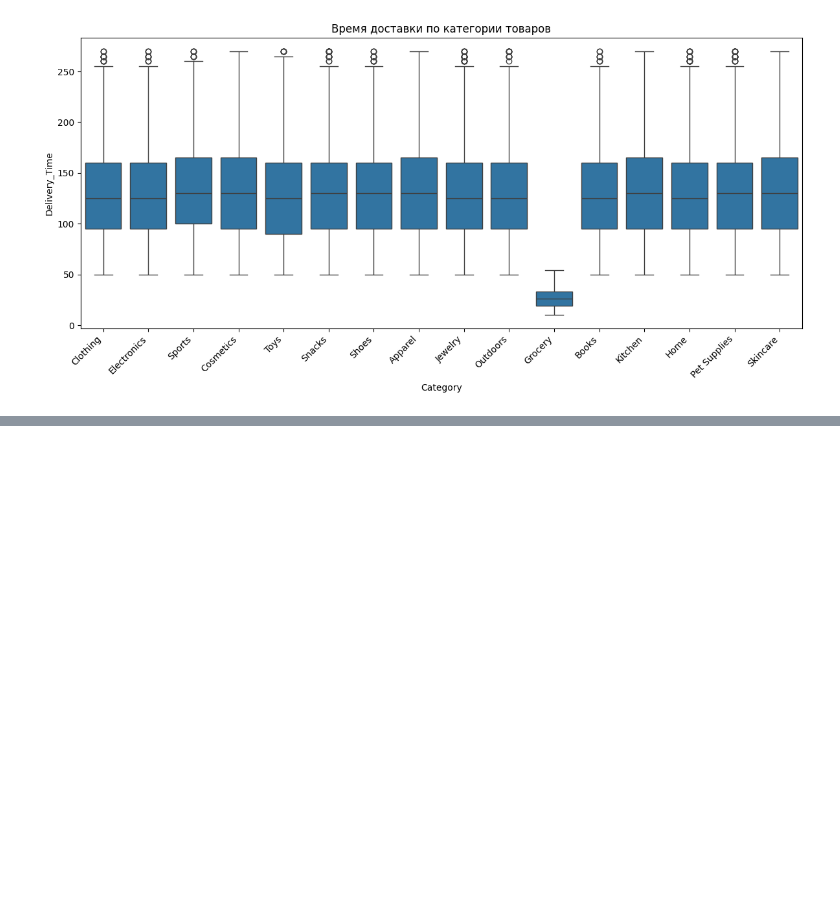
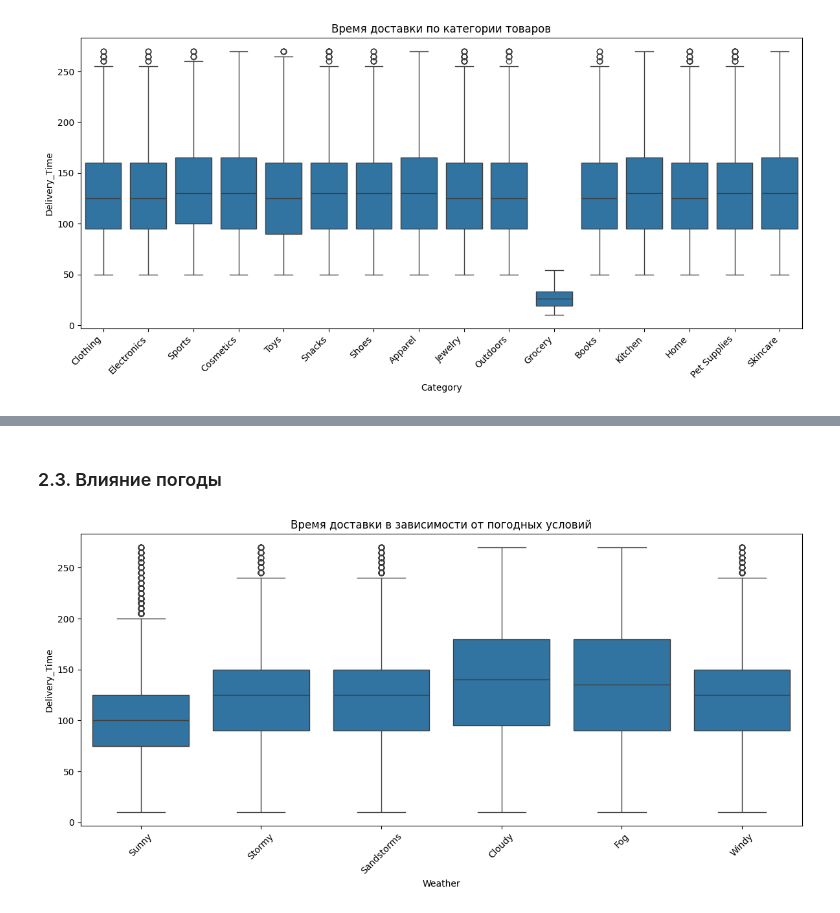
Before and after one commit to darinbtw/Machine_learning_to_optimize_processes_in_logistics, a Jupyter notebook: amazon_delivery_analyz.ipynb, the cells around one changed output, grey strips where cells are left out. Saved outputs shown, nothing was run; the diff lists cells and outputs as text; code cells hidden in the pictures; blank space fills up the shorter version.

```diff
--- a/amazon_delivery_analyz.ipynb
+++ b/amazon_delivery_analyz.ipynb
@@ -54,0 +65,11 @@ plt.show()
+# %% [markdown]
+### 2.3. Влияние погоды
+# %%
+plt.figure(figsize=(12,6))
+sns.boxplot(x='Weather', y='Delivery_Time', data=df)
+plt.title('Время доставки в зависимости от погодных условий')
+plt.xticks(rotation=45)
+plt.tight_layout()
+plt.show()
+# %% [output]
+[figure, added]
```
Also changed, not shown: parts of 4 cells of this notebook.
